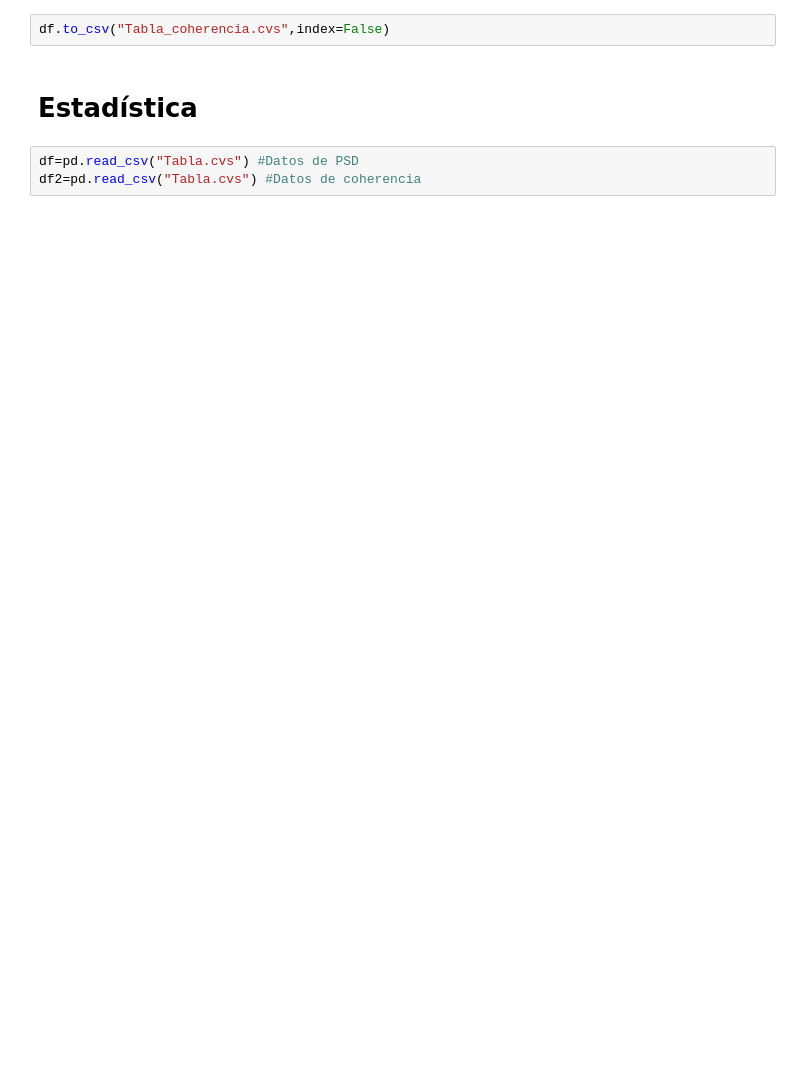
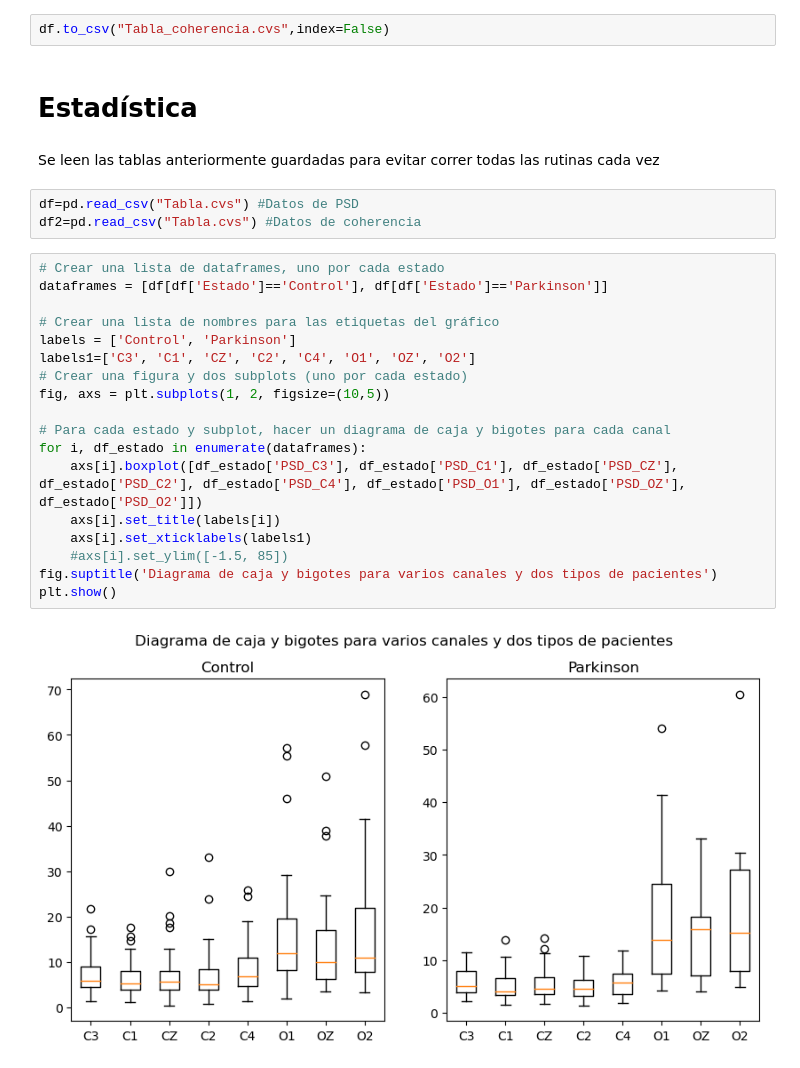
Before and after one commit to Astolfo2332/Parkinson_difference, a Jupyter notebook: Proyecto 2/Proyecto_2.ipynb, the cells around one changed output. Cells and saved outputs as stored; diff of their text form; blank space fills up the shorter version.

```diff
--- a/Proyecto 2/Proyecto_2.ipynb
+++ b/Proyecto 2/Proyecto_2.ipynb
@@ -276,6 +275,28 @@ df
 df.to_csv("Tabla_coherencia.cvs",index=False)
 # %% [markdown]
 # Estadística
+# %% [markdown]
+Se leen las tablas anteriormente guardadas para evitar correr todas las rutinas cada vez
 # %%
 df=pd.read_csv("Tabla.cvs") #Datos de PSD
 df2=pd.read_csv("Tabla.cvs") #Datos de coherencia
+# %%
+# Crear una lista de dataframes, uno por cada estado
+dataframes = [df[df['Estado']=='Control'], df[df['Estado']=='Parkinson']]
+
+# Crear una lista de nombres para las etiquetas del gráfico
+labels = ['Control', 'Parkinson']
+labels1=['C3', 'C1', 'CZ', 'C2', 'C4', 'O1', 'OZ', 'O2']
+# Crear una figura y dos subplots (uno por cada estado)
+fig, axs = plt.subplots(1, 2, figsize=(10,5))
+
+# Para cada estado y subplot, hacer un diagrama de caja y bigotes para cada canal
+for i, df_estado in enumerate(dataframes):
+    axs[i].boxplot([df_estado['PSD_C3'], df_estado['PSD_C1'], df_estado['PSD_CZ'], df_estado['PSD_C2'], df_estado['PSD_C4'], df_estado['PSD_O1'], df_estado['PSD_OZ'], df_estado['PSD_O2']])
+    axs[i].set_title(labels[i])
+    axs[i].set_xticklabels(labels1)
+    #axs[i].set_ylim([-1.5, 85])
+fig.suptitle('Diagrama de caja y bigotes para varios canales y dos tipos de pacientes')
+plt.show()
+# %% [output]
+[figure, added]
```
Also changed, not shown: parts of 3 cells of this notebook, 1 other file.
